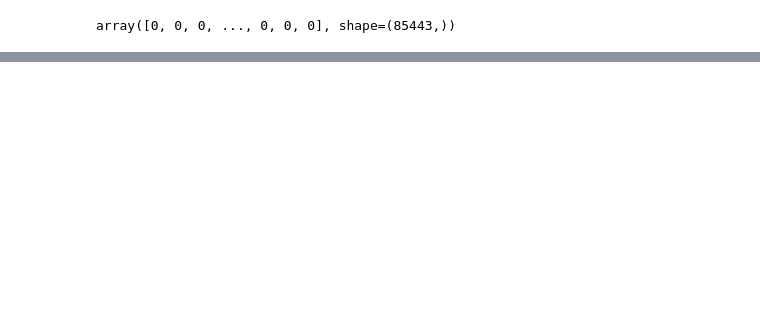
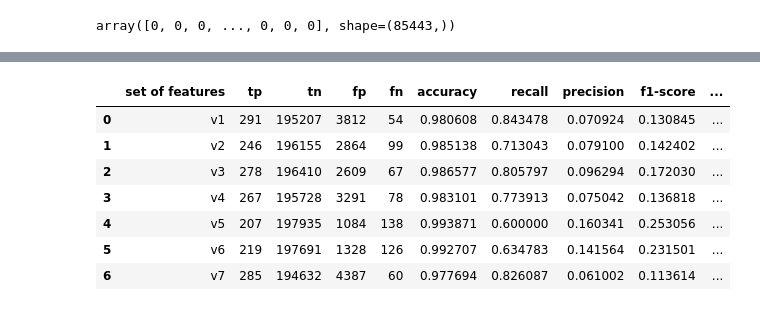
Before and after one commit to karanbir-singh/NAML-Project, a Jupyter notebook: notebooks/Naive Bayes.ipynb, the cells around one changed output, grey strips where cells are left out. Drawn from its saved outputs; the diff is of its cells as text; code cells hidden in the pictures; blank space fills up the shorter version.

```diff
--- a/notebooks/Naive Bayes.ipynb
+++ b/notebooks/Naive Bayes.ipynb
@@ -292,0 +323,31 @@ AUC Score: 0.8919565575245292
+# %%
+params = {
+    "classes" : np.unique(y)
+}
+
+metrics_training = pd.DataFrame()
+metrics_testing = pd.DataFrame()
+
+roc_auc_training = {}
+roc_auc_testing = {}
+
+for key, value in me.feature_vectors.items():
+    print(f"Current feature vector: {value}")
+    data = init_data[value + ["Class"]]
+    X = data.drop(columns = ["Class"])
+    X = np.array(X)
+
+    X_train, X_test, y_train, y_test = train_test_split(X, y, test_size = 0.3, random_state = 0)
+
+    rf = GaussianNaiveBayes(**params)
+
+    rf.fit(X_train, y_train)
+    y_pred, y_prob = rf.predict(X_train)
+
+    metrics_training = me.compute_metrics(y_train, y_pred, metrics_df = metrics_training, dataset_label = key)
+    roc_auc_training[key] = me.compute_roc_auc(y_train, y_prob)
+
+    y_pred, y_prob = rf.predict(X_test)
+
+    metrics_testing = me.compute_metrics(y_test, y_pred, metrics_df = metrics_testing, dataset_label = key)
+    roc_auc_testing[key] = me.compute_roc_auc(y_test, y_prob)
@@ -292,0 +362,12 @@ AUC Score: 0.8919565575245292
+# %%
+#Training metrics
+metrics_training
+# %% [output]
+|  | set of features | tp | tn | fp | fn | accuracy | recall | precision | f1-score | ... |
+| 0 | v1 | 291 | 195207 | 3812 | 54 | 0.980608 | 0.843478 | 0.070924 | 0.130845 | ... |
+| 1 | v2 | 246 | 196155 | 2864 | 99 | 0.985138 | 0.713043 | 0.079100 | 0.142402 | ... |
+| 2 | v3 | 278 | 196410 | 2609 | 67 | 0.986577 | 0.805797 | 0.096294 | 0.172030 | ... |
+| 3 | v4 | 267 | 195728 | 3291 | 78 | 0.983101 | 0.773913 | 0.075042 | 0.136818 | ... |
+| 4 | v5 | 207 | 197935 | 1084 | 138 | 0.993871 | 0.600000 | 0.160341 | 0.253056 | ... |
+| 5 | v6 | 219 | 197691 | 1328 | 126 | 0.992707 | 0.634783 | 0.141564 | 0.231501 | ... |
+| 6 | v7 | 285 | 194632 | 4387 | 60 | 0.977694 | 0.826087 | 0.061002 | 0.113614 | ... |
```
Also changed, not shown: parts of 10 cells of this notebook, 9 other files.
